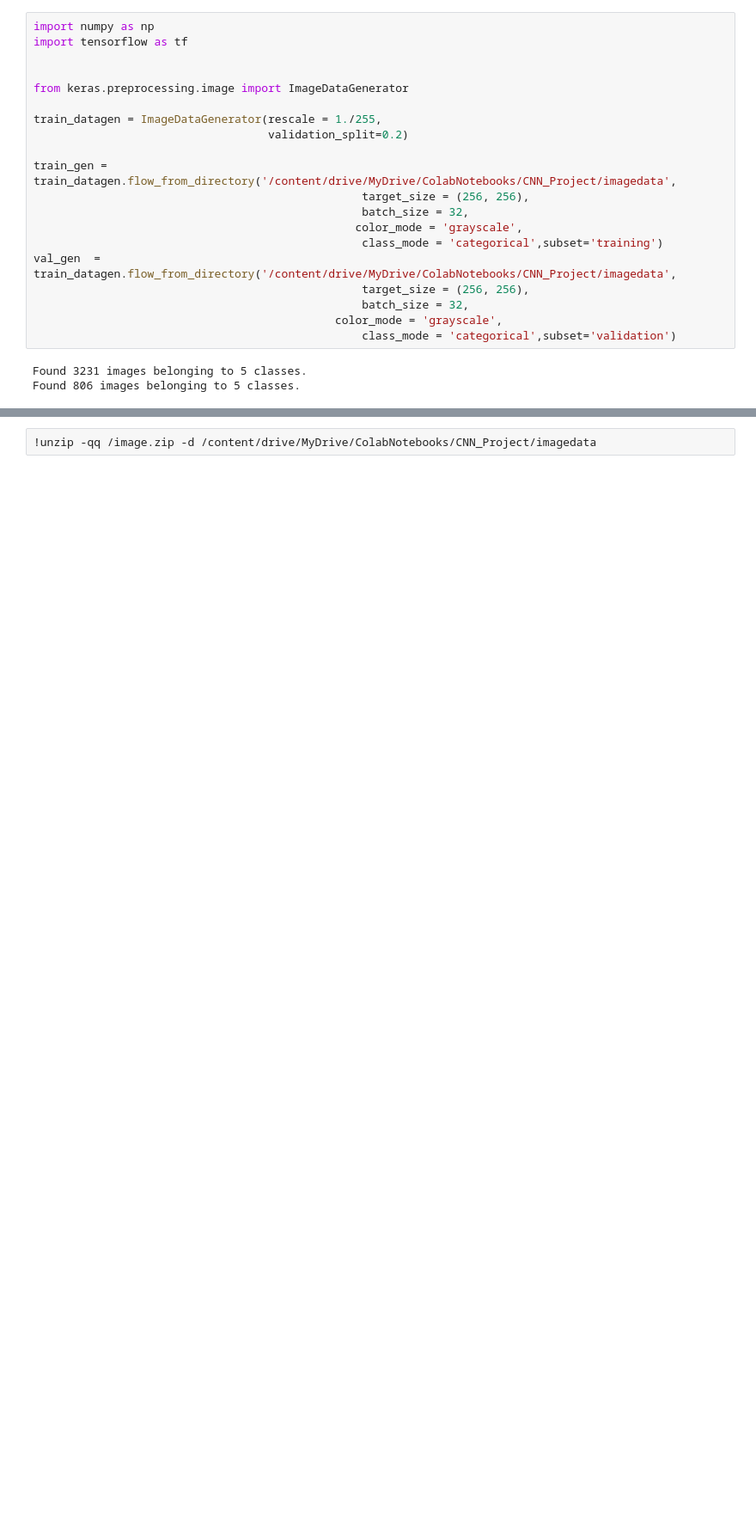
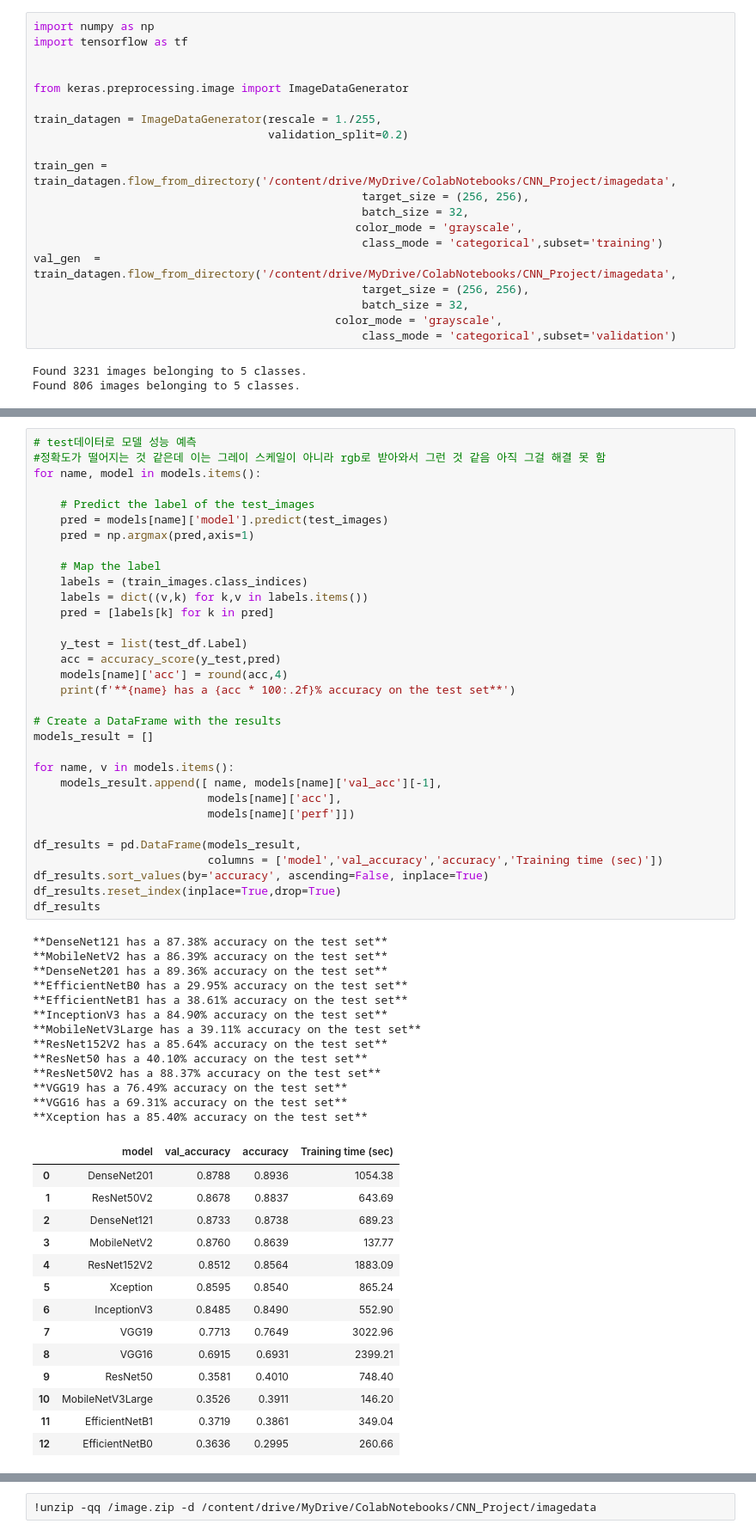
Before and after one commit to Lee-Song-Ha/CNN_project, a Jupyter notebook: seyiCNN.ipynb, the cells around one changed output, grey strips where cells are left out. Shown at 86% size. Cells and saved outputs as stored; diff of their text form; blank space fills up the shorter version.

```diff
--- a/seyiCNN.ipynb
+++ b/seyiCNN.ipynb
@@ -183,0 +398,60 @@ Epoch 10/10
+# %%
+# test데이터로 모델 성능 예측
+#정확도가 떨어지는 것 같은데 이는 그레이 스케일이 아니라 rgb로 받아와서 그런 것 같음 아직 그걸 해결 못 함
+for name, model in models.items():
+
+    # Predict the label of the test_images
+    pred = models[name]['model'].predict(test_images)
+    pred = np.argmax(pred,axis=1)
+
+    # Map the label
+    labels = (train_images.class_indices)
+    labels = dict((v,k) for k,v in labels.items())
+    pred = [labels[k] for k in pred]
+
+    y_test = list(test_df.Label)
+    acc = accuracy_score(y_test,pred)
+    models[name]['acc'] = round(acc,4)
+    print(f'**{name} has a {acc * 100:.2f}% accuracy on the test set**')
+
+# Create a DataFrame with the results
+models_result = []
+
+for name, v in models.items():
+    models_result.append([ name, models[name]['val_acc'][-1],
+                          models[name]['acc'],
+                          models[name]['perf']])
+
+df_results = pd.DataFrame(models_result,
+                          columns = ['model','val_accuracy','accuracy','Training time (sec)'])
+df_results.sort_values(by='accuracy', ascending=False, inplace=True)
+df_results.reset_index(inplace=True,drop=True)
+df_results
+# %% [output]
+**DenseNet121 has a 87.38% accuracy on the test set**
+**MobileNetV2 has a 86.39% accuracy on the test set**
+**DenseNet201 has a 89.36% accuracy on the test set**
+**EfficientNetB0 has a 29.95% accuracy on the test set**
+**EfficientNetB1 has a 38.61% accuracy on the test set**
+**InceptionV3 has a 84.90% accuracy on the test set**
+**MobileNetV3Large has a 39.11% accuracy on the test set**
+**ResNet152V2 has a 85.64% accuracy on the test set**
+**ResNet50 has a 40.10% accuracy on the test set**
+**ResNet50V2 has a 88.37% accuracy on the test set**
+**VGG19 has a 76.49% accuracy on the test set**
+**VGG16 has a 69.31% accuracy on the test set**
+**Xception has a 85.40% accuracy on the test set**
+|  | model | val_accuracy | accuracy | Training time (sec) |
+| 0 | DenseNet201 | 0.8788 | 0.8936 | 1054.38 |
+| 1 | ResNet50V2 | 0.8678 | 0.8837 | 643.69 |
+| 2 | DenseNet121 | 0.8733 | 0.8738 | 689.23 |
+| 3 | MobileNetV2 | 0.8760 | 0.8639 | 137.77 |
+| 4 | ResNet152V2 | 0.8512 | 0.8564 | 1883.09 |
+| 5 | Xception | 0.8595 | 0.8540 | 865.24 |
+| 6 | InceptionV3 | 0.8485 | 0.8490 | 552.90 |
+| 7 | VGG19 | 0.7713 | 0.7649 | 3022.96 |
+| 8 | VGG16 | 0.6915 | 0.6931 | 2399.21 |
+| 9 | ResNet50 | 0.3581 | 0.4010 | 748.40 |
+| 10 | MobileNetV3Large | 0.3526 | 0.3911 | 146.20 |
+| 11 | EfficientNetB1 | 0.3719 | 0.3861 | 349.04 |
+| 12 | EfficientNetB0 | 0.3636 | 0.2995 | 260.66 |
```
Also changed, not shown: parts of 8 cells of this notebook.
